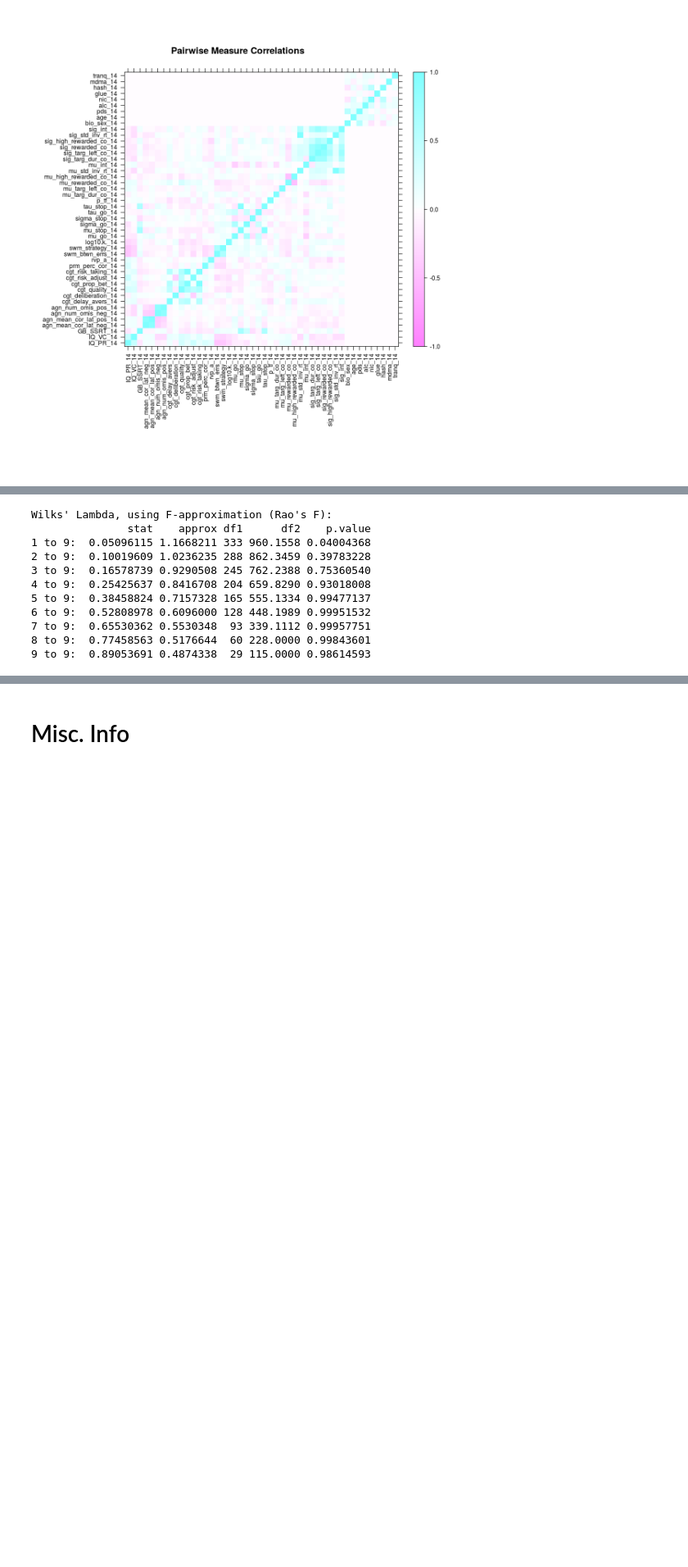
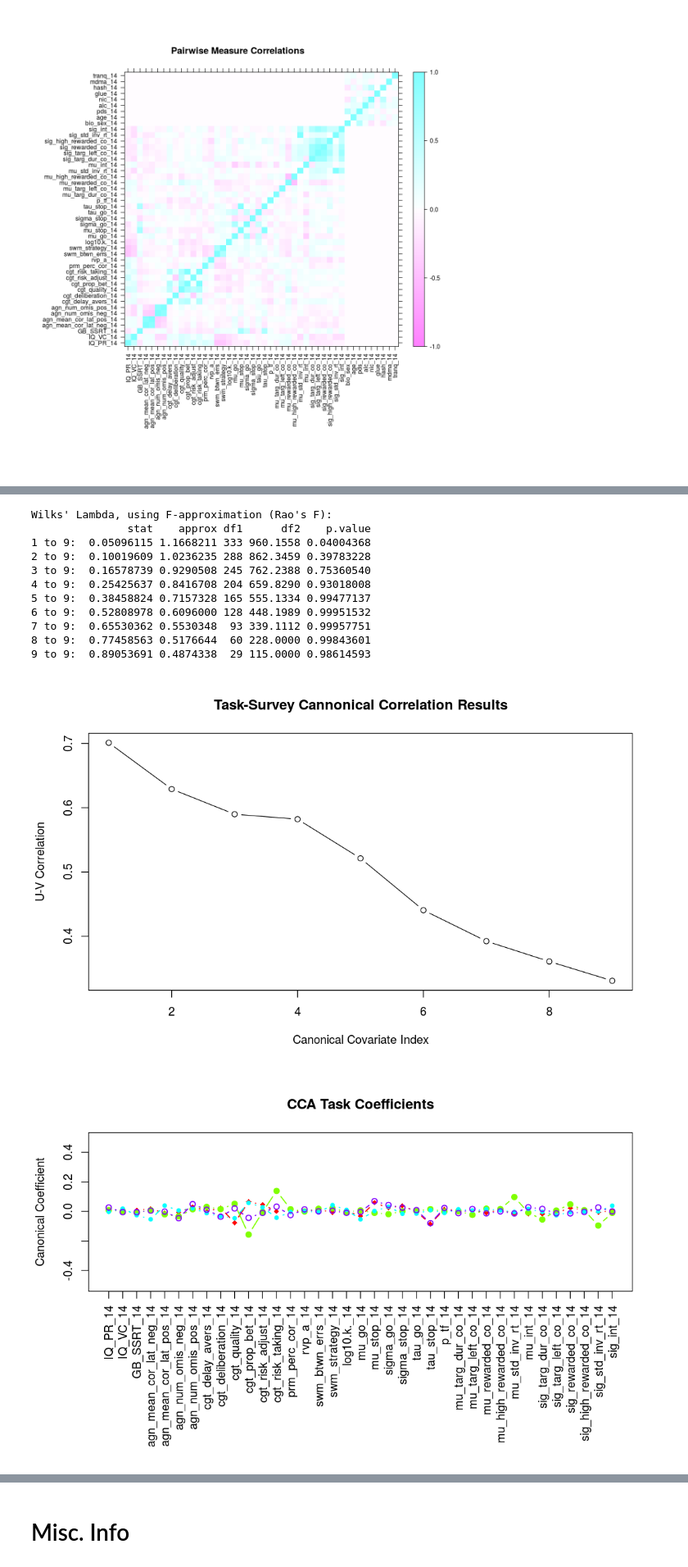
Before and after one commit to DanielNScott/imagen, a Jupyter notebook: analysis_nb.ipynb, the cells around one changed output, grey strips where cells are left out. Shown at 82% size. Cells and saved outputs as stored; diff of their text form; code cells hidden in the pictures; blank space fills up the shorter version.

Commit message:
More diagnostics, 14-task -> 18-survey CCA

```diff
--- a/analysis_nb.ipynb
+++ b/analysis_nb.ipynb
@@ -210 +231,17 @@ raw_df['age_18'] <- raw_df['age_18'] / apply(raw_df['age_18'], 2, sd, na.rm=TRUE
+# %%
+shuffle <- FALSE
+
+if (shuffle){
+    dim(raw_df)
+    # Need to exclude the age 18 survey features so their absence remains co-occurant.
+    # Not doing so will "actually" break the data for the 14-18 CCA.
+    # Shuffling for that test will need to be done at that time.
+    cnames <- setdiff(colnames(raw_df), features_18_survey)
+    for (i in 1:length(cnames)) {
+        col  <- cnames[i]
+        perm <- sample(1:dim(raw_df)[1], replace=TRUE)
+        raw_df[col] <- raw_df[perm,col]
+    }
+    dim(raw_df)
+}
 # %% [markdown]
@@ -487,20 +513,3 @@ axis(1, labels=features_14_survey, at=1:n_feat_survey, las=2)
-# %%
-# Significance testing:
-library(CCP)
-n_obs         <- dim(data_14_task.imputed)[1]
-n_task_vars   <- dim(data_14_task.imputed)[2]
-n_survey_vars <- dim(data_14_survey.imputed)[2]
-
-p.asym(rho = canon_corr_res$cor, n_obs, n_task_vars, n_survey_vars, tstat = "Wilks")
-# %% [output]
-Wilks' Lambda, using F-approximation (Rao's F):
-               stat    approx df1      df2    p.value
-1 to 9:  0.05096115 1.1668211 333 960.1558 0.04004368
-2 to 9:  0.10019609 1.0236235 288 862.3459 0.39783228
-3 to 9:  0.16578739 0.9290508 245 762.2388 0.75360540
-4 to 9:  0.25425637 0.8416708 204 659.8290 0.93018008
-5 to 9:  0.38458824 0.7157328 165 555.1334 0.99477137
-6 to 9:  0.52808978 0.6096000 128 448.1989 0.99951532
-7 to 9:  0.65530362 0.5530348  93 339.1112 0.99957751
-8 to 9:  0.77458563 0.5176644  60 228.0000 0.99843601
-9 to 9:  0.89053691 0.4874338  29 115.0000 0.98614593
+# %%
+analyze_cca(data_14_task.imputed, data_14_survey.imputed)
+# %% [output]
@@ -506,0 +533,13 @@ Wilks' Lambda, using F-approximation (Rao's F):
+Wilks' Lambda, using F-approximation (Rao's F):
+               stat    approx df1      df2    p.value
+1 to 9:  0.05096115 1.1668211 333 960.1558 0.04004368
+2 to 9:  0.10019609 1.0236235 288 862.3459 0.39783228
+3 to 9:  0.16578739 0.9290508 245 762.2388 0.75360540
+4 to 9:  0.25425637 0.8416708 204 659.8290 0.93018008
+5 to 9:  0.38458824 0.7157328 165 555.1334 0.99477137
+6 to 9:  0.52808978 0.6096000 128 448.1989 0.99951532
+7 to 9:  0.65530362 0.5530348  93 339.1112 0.99957751
+8 to 9:  0.77458563 0.5176644  60 228.0000 0.99843601
+9 to 9:  0.89053691 0.4874338  29 115.0000 0.98614593
+[figure, added]
+[figure, added]
```
Also changed, not shown: parts of 33 cells of this notebook, 2 other files.
